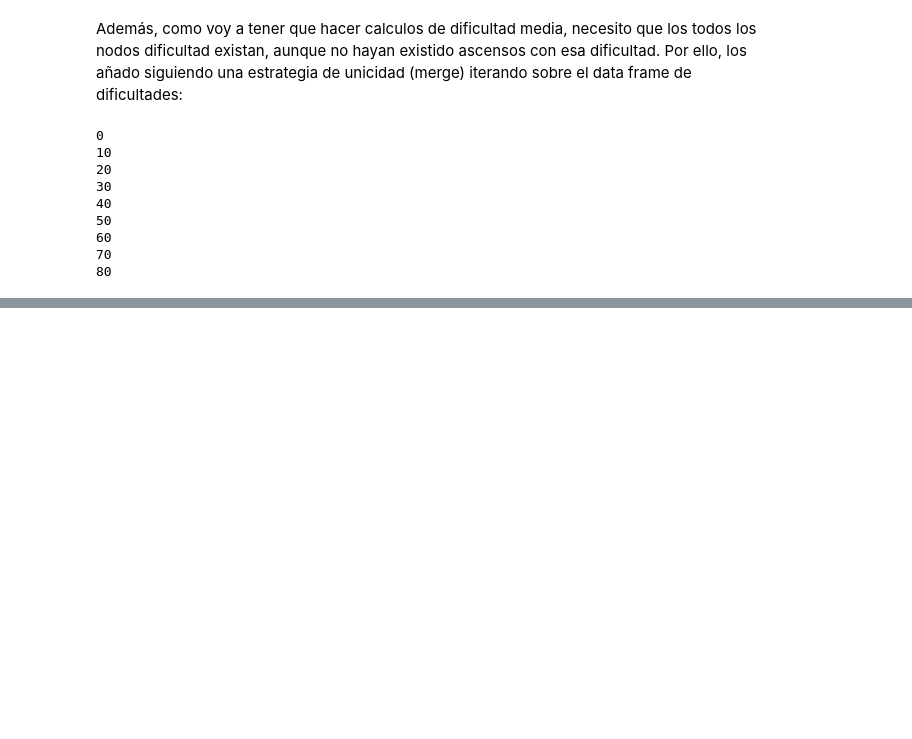
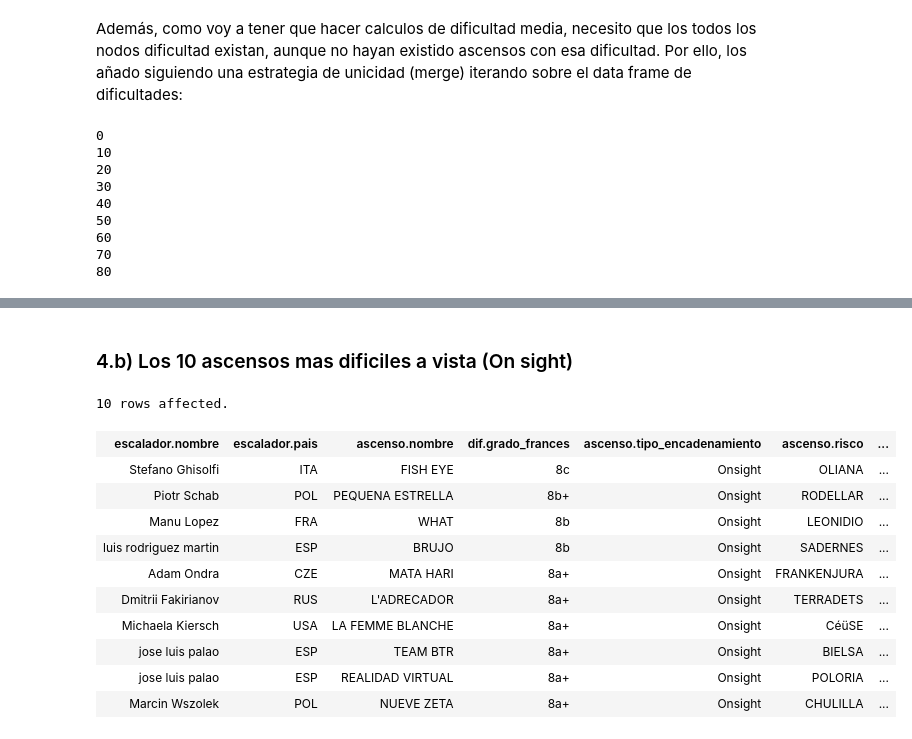
Before and after one commit to jmsanchezff/datahack_practica_bbdd, a Jupyter notebook: Neo4j.ipynb, the cells around one changed output, grey strips where cells are left out. Saved outputs shown, nothing was run; the diff lists cells and outputs as text; code cells hidden in the pictures; blank space fills up the shorter version.

```diff
--- a/Neo4j.ipynb
+++ b/Neo4j.ipynb
@@ -153,0 +279,28 @@ df_ascensos[df_ascensos['nombre_via']=='RED BULL']
+# %% [markdown]
+### 4.b) Los 10 ascensos mas dificiles a vista (On sight)
+# %%
+%%cypher
+MATCH (escalador:Escalador)-[:REALIZA]-(ascenso:Ascenso)-[:TIENE]-(dif:Dificultad)
+WHERE ascenso.tipo_encadenamiento='Onsight'
+RETURN escalador.nombre,
+       escalador.pais,
+       ascenso.nombre,
+       dif.grado_frances,
+       ascenso.tipo_encadenamiento,
+       ascenso.risco,
+       ascenso.pais
+ORDER BY dif.valor DESC
+LIMIT 10
+# %% [output]
+10 rows affected.
+| escalador.nombre | escalador.pais | ascenso.nombre | dif.grado_frances | ascenso.tipo_encadenamiento | ascenso.risco | ... |
+| Stefano Ghisolfi | ITA | FISH EYE | 8c | Onsight | OLIANA | ... |
+| Piotr Schab | POL | PEQUENA ESTRELLA | 8b+ | Onsight | RODELLAR | ... |
+| Manu Lopez | FRA | WHAT | 8b | Onsight | LEONIDIO | ... |
+| luis rodriguez martin | ESP | BRUJO | 8b | Onsight | SADERNES | ... |
+| Adam Ondra | CZE | MATA HARI | 8a+ | Onsight | FRANKENJURA | ... |
+| Dmitrii Fakirianov | RUS | L'ADRECADOR | 8a+ | Onsight | TERRADETS | ... |
+| Michaela Kiersch | USA | LA FEMME BLANCHE | 8a+ | Onsight | CéüSE | ... |
+| jose luis palao | ESP | TEAM BTR | 8a+ | Onsight | BIELSA | ... |
+| jose luis palao | ESP | REALIDAD VIRTUAL | 8a+ | Onsight | POLORIA | ... |
+| Marcin Wszolek | POL | NUEVE ZETA | 8a+ | Onsight | CHULILLA | ... |
```
Also changed, not shown: parts of 39 cells of this notebook, 2 other files.
